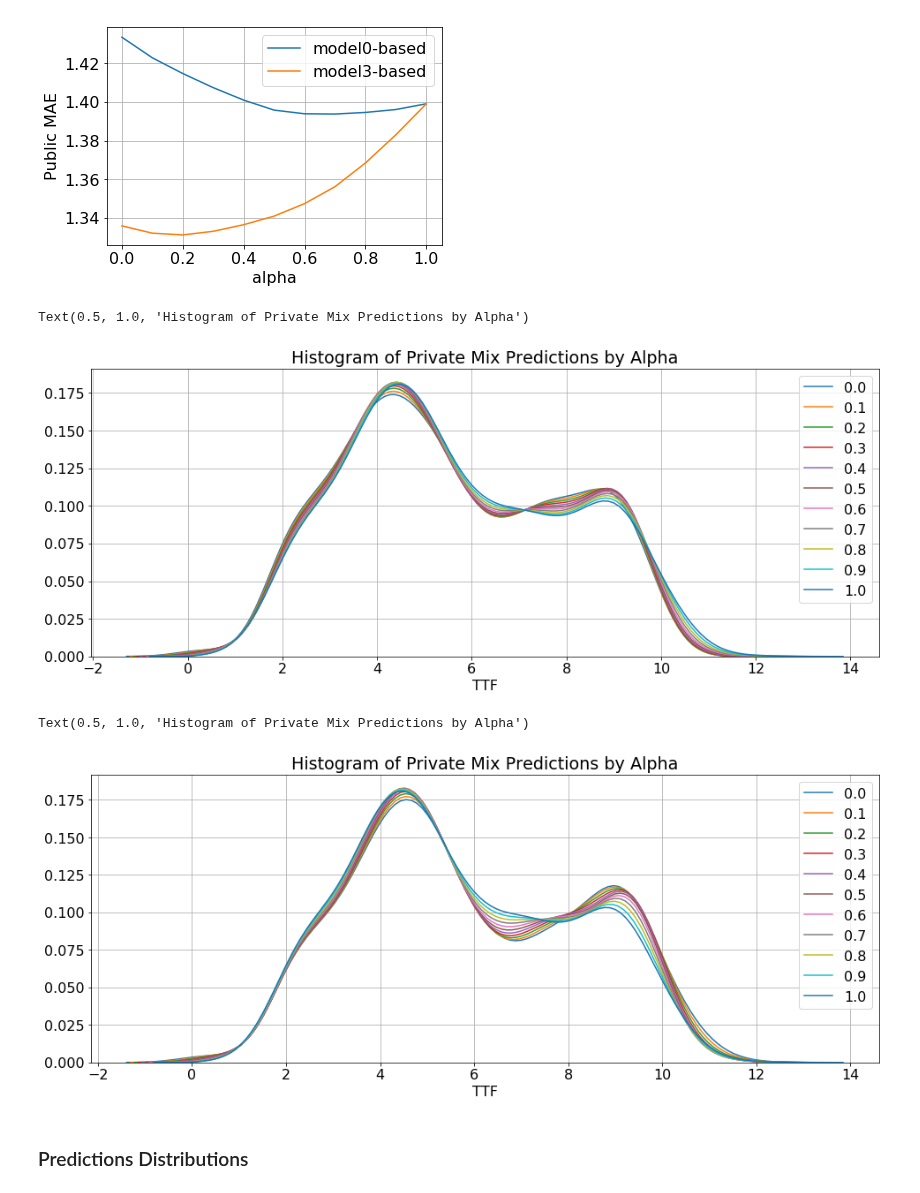
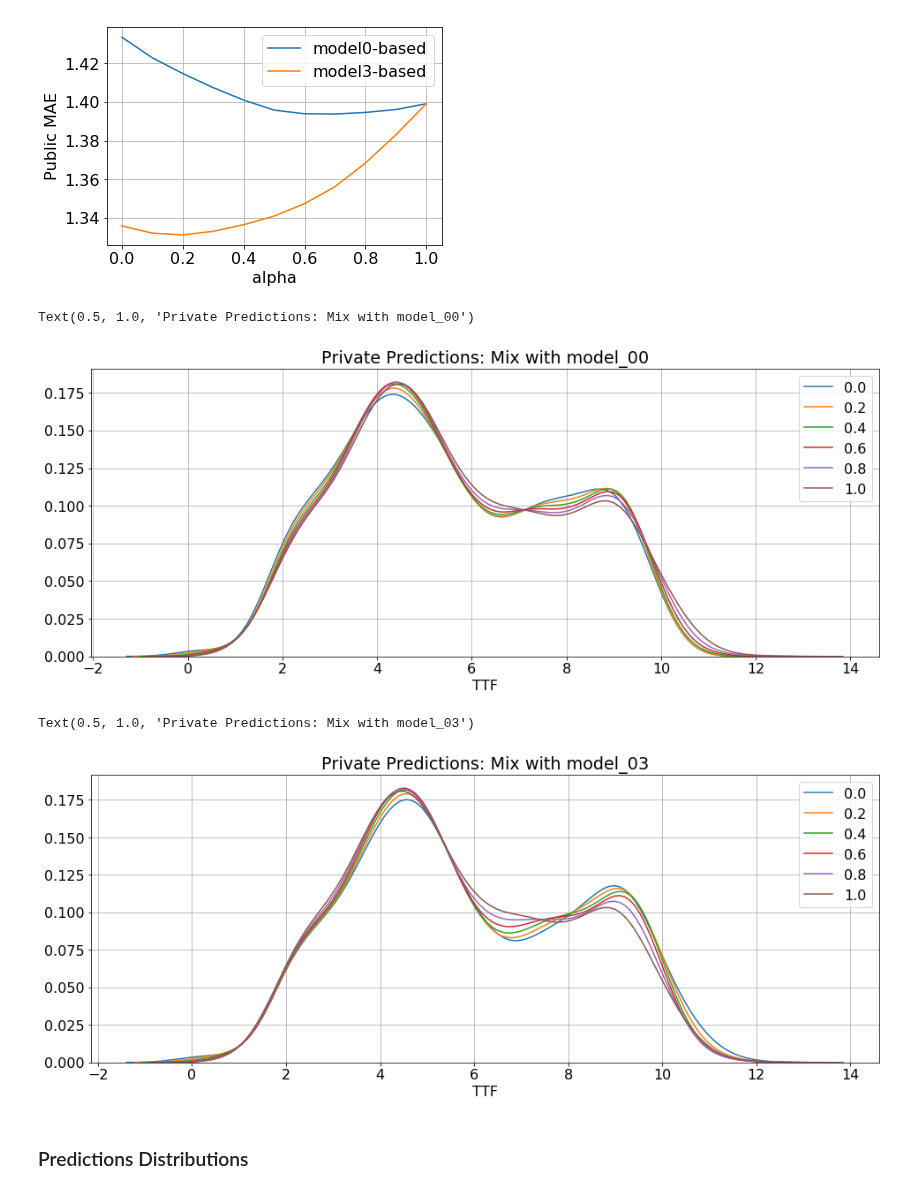
Before and after one commit to ido90/Earthquakes, a Jupyter notebook: Features Analysis/final_models_analysis.ipynb, the cells around one changed output. Drawn from its saved outputs; the diff is of its cells as text; code cells hidden in the pictures.

```diff
--- a/Features Analysis/final_models_analysis.ipynb
+++ b/Features Analysis/final_models_analysis.ipynb
@@ -221,24 +221,24 @@ mix
 [figure]
 # %%
 plt.figure(figsize=(16,6))
-for a in mix.alphas:
+for a in [0,0.2,0.4,0.6,0.8,1]:
     sns.distplot((1-a)*p_private['model_00']+a*p_private.anton, hist=False, ax=None, label=f'{a:.1f}')
 plt.grid()
 plt.xlabel('TTF')
-plt.title('Histogram of Private Mix Predictions by Alpha')
+plt.title('Private Predictions: Mix with model_00')
 # %% [output]
-Text(0.5, 1.0, 'Histogram of Private Mix Predictions by Alpha')
+Text(0.5, 1.0, 'Private Predictions: Mix with model_00')
-[figure, old version]
+[figure, new version]
 # %%
 plt.figure(figsize=(16,6))
-for a in mix.alphas:
+for a in [0,0.2,0.4,0.6,0.8,1]:
     sns.distplot((1-a)*p_private['model_03']+a*p_private.anton, hist=False, ax=None, label=f'{a:.1f}')
 plt.grid()
 plt.xlabel('TTF')
-plt.title('Histogram of Private Mix Predictions by Alpha')
+plt.title('Private Predictions: Mix with model_03')
 # %% [output]
-Text(0.5, 1.0, 'Histogram of Private Mix Predictions by Alpha')
+Text(0.5, 1.0, 'Private Predictions: Mix with model_03')
-[figure, old version]
+[figure, new version]
 # %% [markdown]
 ### Predictions Distributions
 # %%
```
Also changed, not shown: parts of 7 cells of this notebook.
